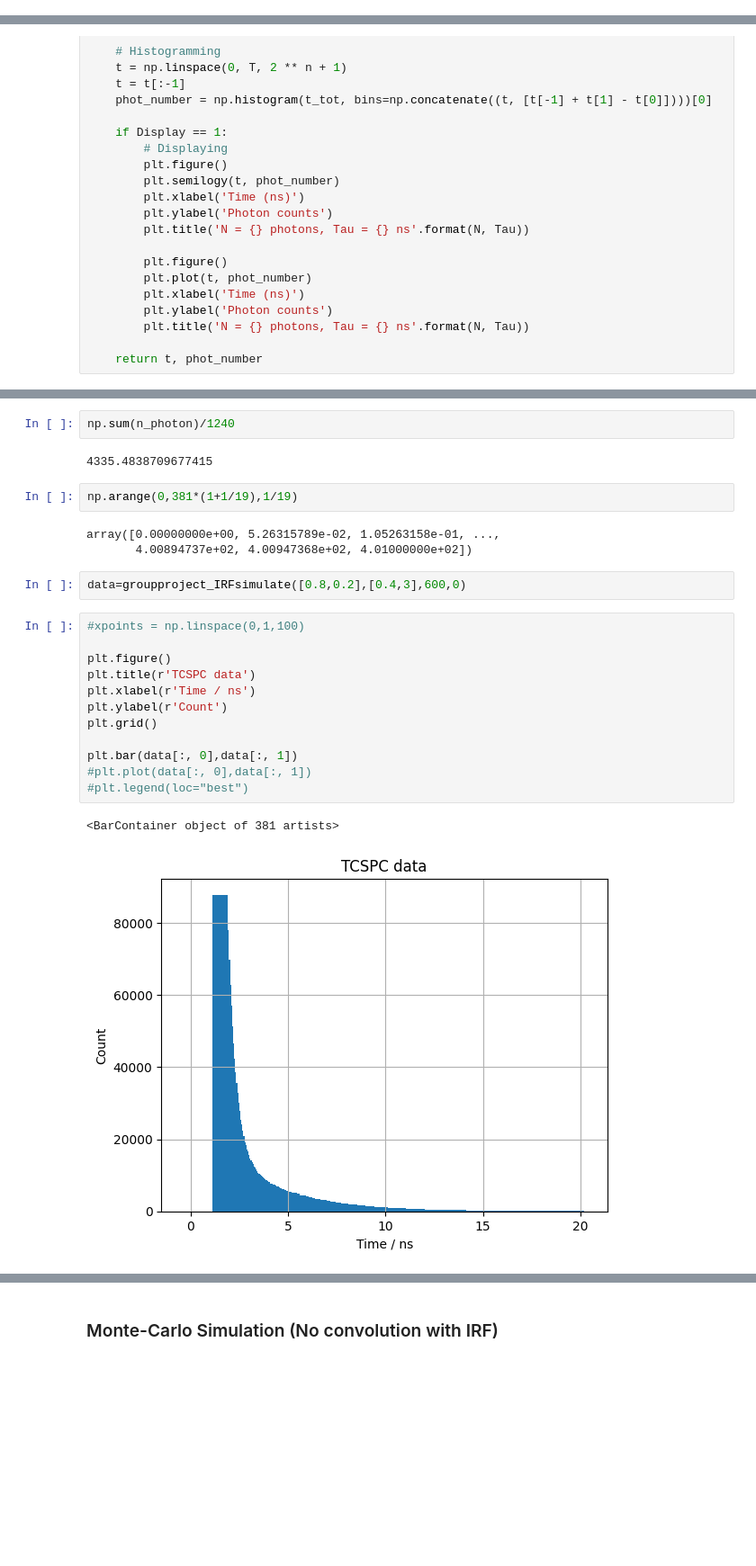
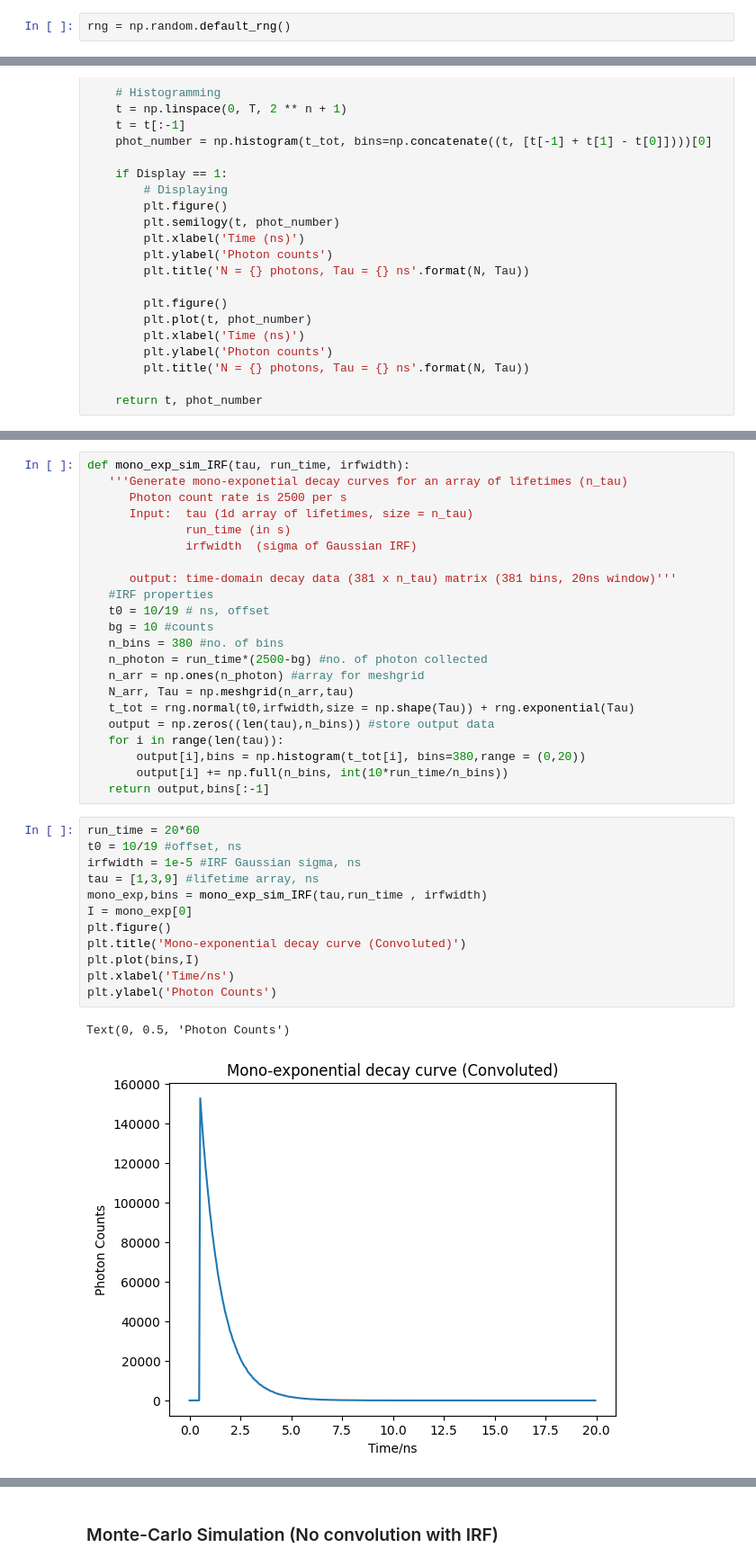
Before and after one commit to ngcnpeter/Y3_Group_Project_2B, a Jupyter notebook: TCSPC-simulation/2Bsimulation.ipynb, the cells around one changed output, grey strips where cells are left out. Shown at 90% size. Saved outputs shown, nothing was run; the diff lists cells and outputs as text; blank space fills up the shorter version.

Commit message:
mono_exp_sim in python

```diff
--- a/TCSPC-simulation/2Bsimulation.ipynb
+++ b/TCSPC-simulation/2Bsimulation.ipynb
@@ -6,3 +7,5 @@ from scipy.signal import convolve
+# %%
+rng = np.random.default_rng()
 # %% [markdown]
 ### Intensity Decay Data Generation (convolution with Instrument Response Function)
 # %%
@@ -149,26 +132,37 @@ t,n_photon = sim_decay_photon_count_multiple(sim_param, Tau, N, n_decay)
-# %%
-np.sum(n_photon)/1240
-# %% [output]
-4335.4838709677415
-# %%
-np.arange(0,381*(1+1/19),1/19)
-# %% [output]
-array([0.00000000e+00, 5.26315789e-02, 1.05263158e-01, ...,
-       4.00894737e+02, 4.00947368e+02, 4.01000000e+02])
-# %%
-data=groupproject_IRFsimulate([0.8,0.2],[0.4,3],600,0)
-# %%
-#xpoints = np.linspace(0,1,100)
-
-plt.figure()
-plt.title(r'TCSPC data')
-plt.xlabel(r'Time / ns')
-plt.ylabel(r'Count')
-plt.grid()
-
-plt.bar(data[:, 0],data[:, 1])
-#plt.plot(data[:, 0],data[:, 1])
-#plt.legend(loc="best")
-# %% [output]
-<BarContainer object of 381 artists>
-[figure, removed]
+# %%
+def mono_exp_sim_IRF(tau, run_time, irfwidth):
+   '''Generate mono-exponetial decay curves for an array of lifetimes (n_tau)
+      Photon count rate is 2500 per s
+      Input:  tau (1d array of lifetimes, size = n_tau)
+              run_time (in s)
+              irfwidth  (sigma of Gaussian IRF)
+
+      output: time-domain decay data (381 x n_tau) matrix (381 bins, 20ns window)'''
+   #IRF properties
+   t0 = 10/19 # ns, offset
+   bg = 10 #counts
+   n_bins = 380 #no. of bins
+   n_photon = run_time*(2500-bg) #no. of photon collected
+   n_arr = np.ones(n_photon) #array for meshgrid
+   N_arr, Tau = np.meshgrid(n_arr,tau)
+   t_tot = rng.normal(t0,irfwidth,size = np.shape(Tau)) + rng.exponential(Tau)
+   output = np.zeros((len(tau),n_bins)) #store output data
+   for i in range(len(tau)):
+       output[i],bins = np.histogram(t_tot[i], bins=380,range = (0,20))
+       output[i] += np.full(n_bins, int(10*run_time/n_bins))
+   return output,bins[:-1]
+# %%
+run_time = 20*60
+t0 = 10/19 #offset, ns
+irfwidth = 1e-5 #IRF Gaussian sigma, ns
+tau = [1,3,9] #lifetime array, ns
+mono_exp,bins = mono_exp_sim_IRF(tau,run_time , irfwidth)
+I = mono_exp[0]
+plt.figure()
+plt.title('Mono-exponential decay curve (Convoluted)')
+plt.plot(bins,I)
+plt.xlabel('Time/ns')
+plt.ylabel('Photon Counts')
+# %% [output]
+Text(0, 0.5, 'Photon Counts')
+[figure, added]
```
Also changed, not shown: parts of 5 cells of this notebook.
